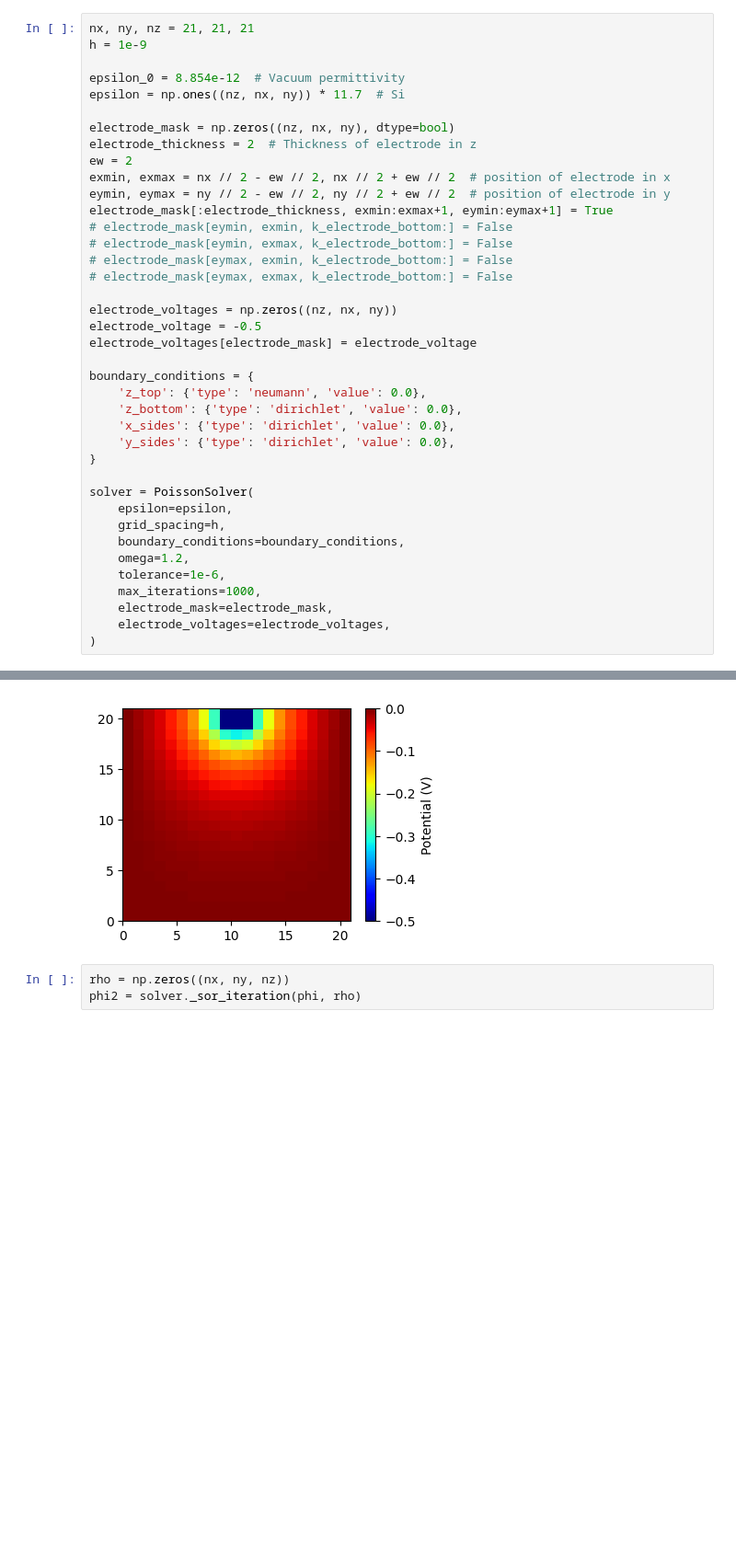
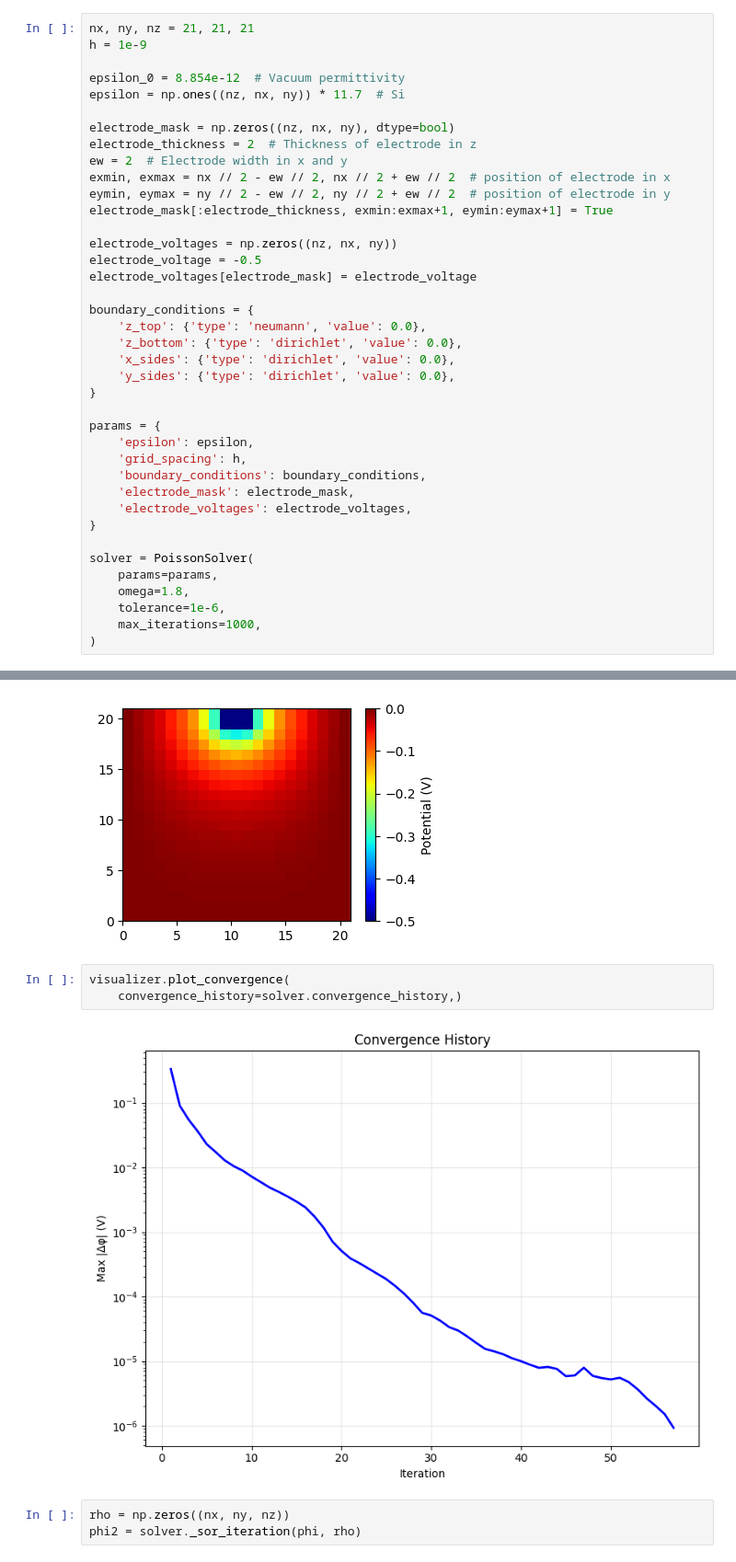
Before and after one commit to oiwalab/Poisson-SOR, a Jupyter notebook: manual_test.ipynb, the cells around one changed output, grey strips where cells are left out. Shown: that part at 92% size. Drawn from its saved outputs; the diff is of its cells as text; blank space fills up the shorter version.

```diff
--- a/manual_test.ipynb
+++ b/manual_test.ipynb
@@ -36,14 +135,10 @@ epsilon = np.ones((nz, nx, ny)) * 11.7  # Si
 
 electrode_mask = np.zeros((nz, nx, ny), dtype=bool)
 electrode_thickness = 2  # Thickness of electrode in z
-ew = 2
+ew = 2  # Electrode width in x and y
 exmin, exmax = nx // 2 - ew // 2, nx // 2 + ew // 2  # position of electrode in x
 eymin, eymax = ny // 2 - ew // 2, ny // 2 + ew // 2  # position of electrode in y
 electrode_mask[:electrode_thickness, exmin:exmax+1, eymin:eymax+1] = True
-# electrode_mask[eymin, exmin, k_electrode_bottom:] = False
-# electrode_mask[eymin, exmax, k_electrode_bottom:] = False
-# electrode_mask[eymax, exmin, k_electrode_bottom:] = False
-# electrode_mask[eymax, exmax, k_electrode_bottom:] = False
 
 electrode_voltages = np.zeros((nz, nx, ny))
 electrode_voltage = -0.5
@@ -56,15 +151,19 @@ boundary_conditions = {
     'y_sides': {'type': 'dirichlet', 'value': 0.0},
 }
 
+params = {
+    'epsilon': epsilon,
+    'grid_spacing': h,
+    'boundary_conditions': boundary_conditions,
+    'electrode_mask': electrode_mask,
+    'electrode_voltages': electrode_voltages,
+}
+
 solver = PoissonSolver(
-    epsilon=epsilon,
-    grid_spacing=h,
-    boundary_conditions=boundary_conditions,
-    omega=1.2,
+    params=params,
+    omega=1.8,
     tolerance=1e-6,
     max_iterations=1000,
-    electrode_mask=electrode_mask,
-    electrode_voltages=electrode_voltages,
 )
 # %%
 # phi, info = solver.solve()
@@ -92,6 +188,11 @@ plt.colorbar(label='Potential (V)')
 # %% [output]
 <matplotlib.colorbar.Colorbar at 0x...>
 [figure]
+# %%
+visualizer.plot_convergence(
+    convergence_history=solver.convergence_history,)
+# %% [output]
+[figure, added]
 # %%
 rho = np.zeros((nx, ny, nz))
 phi2 = solver._sor_iteration(phi, rho)
```
Also changed, not shown: parts of 7 cells of this notebook.
